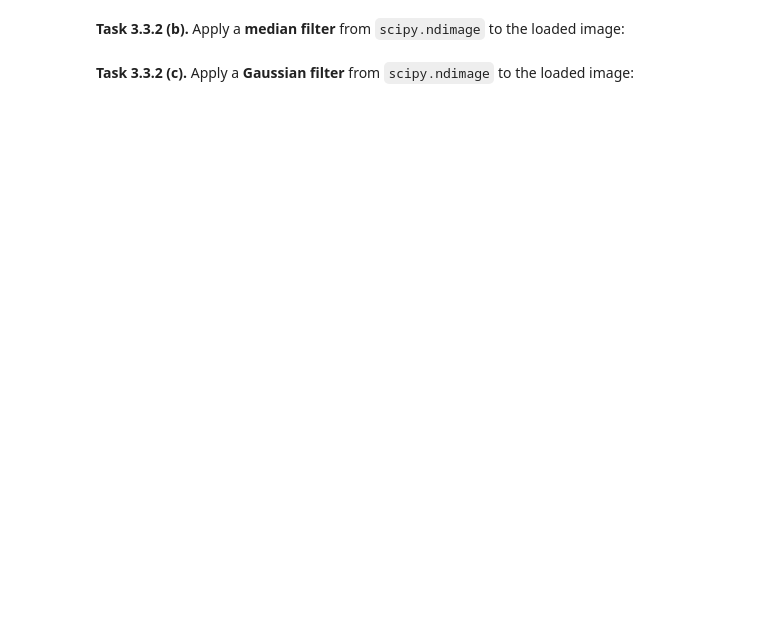
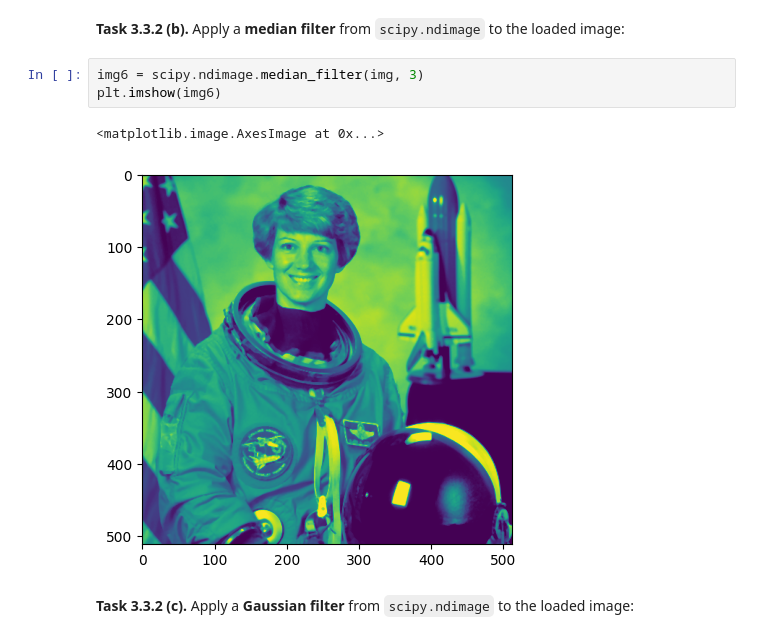
Before and after one commit to rosavsl/mobi-fs3-python, a Jupyter notebook: task3.ipynb, the cells around one changed output. Cells and saved outputs as stored; diff of their text form; blank space fills up the shorter version.

```diff
--- a/task3.ipynb
+++ b/task3.ipynb
@@ -91,4 +99,10 @@ assert numpy.allclose(img3, img4, atol=1/255)
 # %% [markdown]
 **<a id="#">Task 3.3.2 (b).</a>** Apply a **median filter** from `scipy.ndimage` to the loaded image:
+# %%
+img6 = scipy.ndimage.median_filter(img, 3)
+plt.imshow(img6)
+# %% [output]
+<matplotlib.image.AxesImage at 0x...>
+[figure, added]
 # %% [markdown]
 **<a id="#">Task 3.3.2 (c).</a>** Apply a **Gaussian filter** from `scipy.ndimage` to the loaded image:
```
Also changed, not shown: parts of 7 cells of this notebook.
